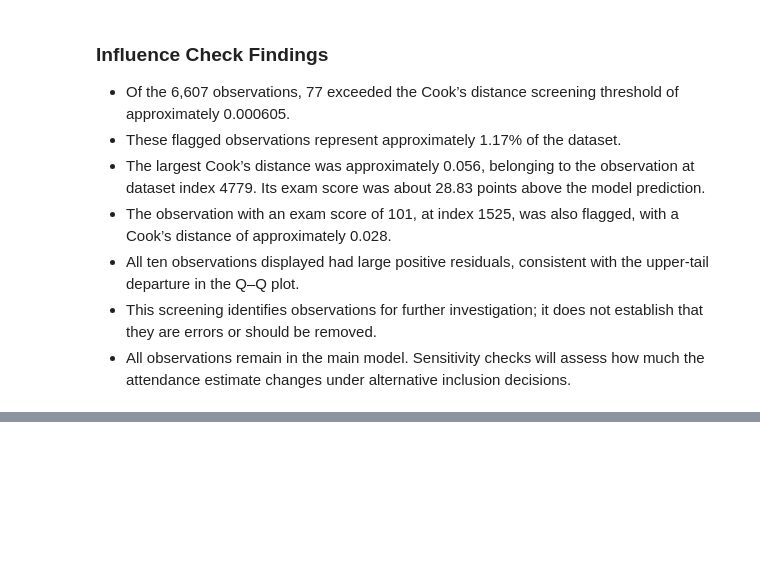
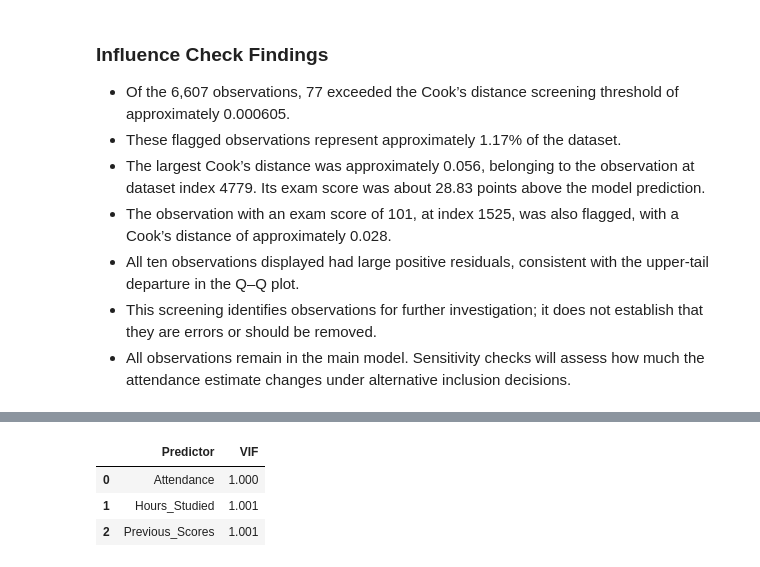
Before and after one commit to LieneRubule/student-performance-analysis, a Jupyter notebook: jupyter_notebooks/Student_Performance_Hypothesis_Testing.ipynb, the cells around one changed output, grey strips where cells are left out. Cells and saved outputs as stored; diff of their text form; code cells hidden in the pictures; blank space fills up the shorter version.

Commit message:
Check multicollinearity in attendance model

```diff
--- a/jupyter_notebooks/Student_Performance_Hypothesis_Testing.ipynb
+++ b/jupyter_notebooks/Student_Performance_Hypothesis_Testing.ipynb
@@ -487,0 +507,31 @@ Largest Cook's distance: 0.055953
+# %%
+# Created with ChatGPT assistance for this project's analysis.
+# Source: Official statsmodels VIF documentation
+# https://www.statsmodels.org/stable/generated/statsmodels.stats.outliers_influence.variance_inflation_factor.html
+
+from statsmodels.stats.outliers_influence import variance_inflation_factor
+
+# Use the fitted model's design matrix, including its intercept
+h1_design_matrix = h1_model.model.exog
+h1_predictor_names = h1_model.model.exog_names
+
+# Calculate VIF for each predictor while retaining the intercept
+# in the underlying calculations
+h1_vif_table = pd.DataFrame(
+    [
+        {
+            "Predictor": name,
+            "VIF": variance_inflation_factor(h1_design_matrix, i)
+        }
+        for i, name in enumerate(h1_predictor_names)
+        if name != "Intercept"
+    ]
+)
+
+# Display the results to three decimal places
+h1_vif_table.round(3)
+# %% [output]
+|  | Predictor | VIF |
+| 0 | Attendance | 1.000 |
+| 1 | Hours_Studied | 1.001 |
+| 2 | Previous_Scores | 1.001 |
```
Also changed, not shown: parts of 2 cells of this notebook.
